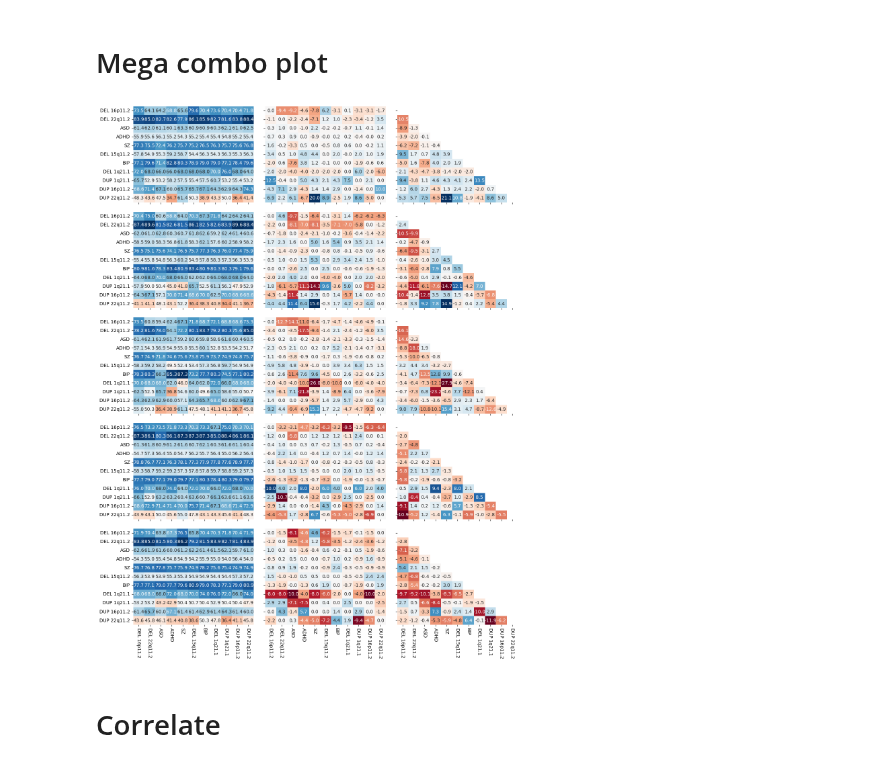
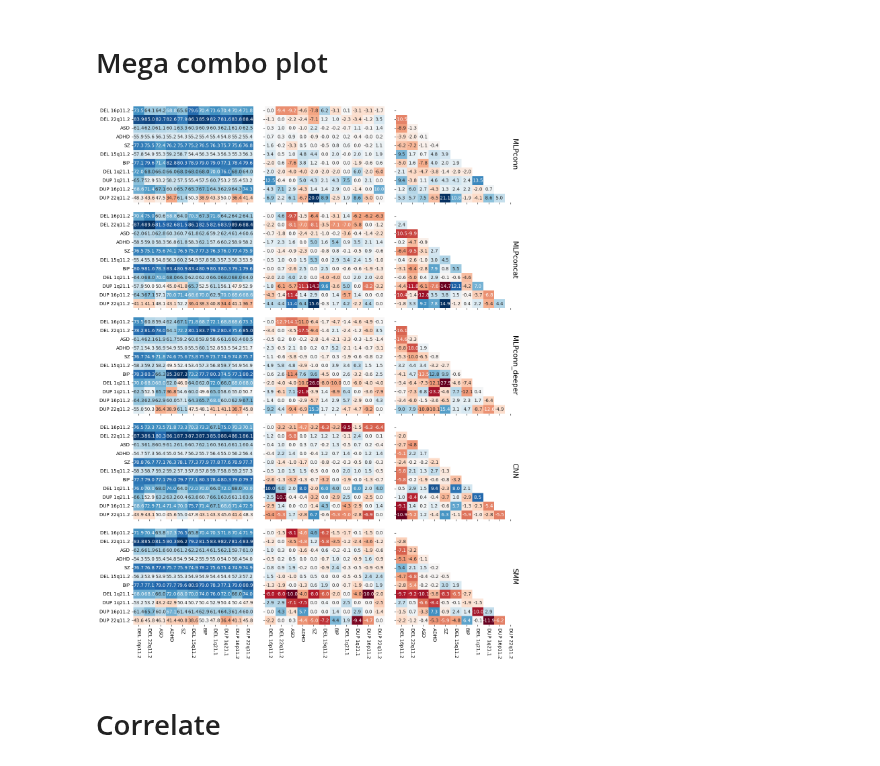
Before and after one commit to harveyaa/neuropsych_mtl, a Jupyter notebook: MTL/neg_transfer_intra.ipynb, the cells around one changed output. Saved outputs shown, nothing was run; the diff lists cells and outputs as text; code cells hidden in the pictures.

```diff
--- a/MTL/neg_transfer_intra.ipynb
+++ b/MTL/neg_transfer_intra.ipynb
@@ -480,41 +480,49 @@ sns.heatmap(mps_big_diff.loc[clabels_mlp_order,clabels_mlp_order] + mps_big_diff
 
 # pairwise diff
 sns.heatmap(mlp_diff.loc[clabels_mlp_order,clabels_mlp_order],annot=True,cmap='RdBu',cbar=False,ax=ax[0,1],center=0,fmt='.1f')
 sns.heatmap(concat_diff.loc[clabels_mlp_order,clabels_mlp_order],annot=True,cmap='RdBu',cbar=False,ax=ax[1,1],center=0,fmt='.1f')
 sns.heatmap(deeper_diff.loc[clabels_mlp_order,clabels_mlp_order],annot=True,cmap='RdBu',cbar=False,ax=ax[2,1],center=0,fmt='.1f')
 sns.heatmap(cnn_diff.loc[clabels_mlp_order,clabels_mlp_order],annot=True,cmap='RdBu',cbar=False,ax=ax[3,1],center=0,fmt='.1f')
 sns.heatmap(mps_big_diff.loc[clabels_mlp_order,clabels_mlp_order],annot=True,cmap='RdBu',cbar=False,ax=ax[4,1],center=0,fmt='.1f')
 
 # pairwise raw
 sns.heatmap(mlp_pairs.loc[clabels_mlp_order,clabels_mlp_order],annot=True,cmap='RdBu',cbar=False,ax=ax[0,0],center=50,fmt='.1f')
 sns.heatmap(concat_pairs.loc[clabels_mlp_order,clabels_mlp_order],annot=True,cmap='RdBu',cbar=False,ax=ax[1,0],center=50,fmt='.1f')
 sns.heatmap(deeper_pairs.loc[clabels_mlp_order,clabels_mlp_order],annot=True,cmap='RdBu',cbar=False,ax=ax[2,0],center=50,fmt='.1f')
 sns.heatmap(cnn_pairs.loc[clabels_mlp_order,clabels_mlp_order],annot=True,cmap='RdBu',cbar=False,ax=ax[3,0],center=50,fmt='.1f')
 sns.heatmap(mps_big_pairs.loc[clabels_mlp_order,clabels_mlp_order],annot=True,cmap='RdBu',cbar=False,ax=ax[4,0],center=50,fmt='.1f')
 
-"""
-ax[0,0].set_title('MLPconn')
-ax[0,1].set_title('MLPconcat')
-ax[0,2].set_title('MLPconn_deeper')
-ax[0,3].set_title('CNN')
-ax[0,4].set_title('SMM')
-"""
+#ax[0,0].set_title('Accuracy')
+#ax[0,1].set_title('Difference from Baseline')
+#ax[0,2].set_title('Pair Gain')
+
+ax[0,2].yaxis.set_label_position("right")
+ax[1,2].yaxis.set_label_position("right")
+ax[2,2].yaxis.set_label_position("right")
+ax[3,2].yaxis.set_label_position("right")
+ax[4,2].yaxis.set_label_position("right")
+
+ax[0,2].set_ylabel('MLPconn',size=15,rotation=270)
+ax[1,2].set_ylabel('MLPconcat',size=15,rotation=270)
+ax[2,2].set_ylabel('MLPconn_deeper',size=15,rotation=270)
+ax[3,2].set_ylabel('CNN',size=15,rotation=270)
+ax[4,2].set_ylabel('SMM',size=15,rotation=270)
 
 ax[0,0].set_yticklabels(labels_mlp_order)
 ax[1,0].set_yticklabels(labels_mlp_order)
 ax[2,0].set_yticklabels(labels_mlp_order)
 ax[3,0].set_yticklabels(labels_mlp_order)
 ax[4,0].set_yticklabels(labels_mlp_order)
 
 ax[4,0].set_xticklabels(labels_mlp_order,rotation=270)
 ax[4,1].set_xticklabels(labels_mlp_order,rotation=270)
 ax[4,2].set_xticklabels(labels_mlp_order,rotation=270)
 
 #plt.subplots_adjust(hspace=0.1,wspace=0.05)
 plt.tight_layout(pad=2)
 plt.savefig('./results_paper/pairs/figures/triple_comparison.png',dpi=300)
 # %% [output]
-[figure, old version]
+[figure, new version]
 # %% [markdown]
 # Correlate
 # %%
```
Also changed, not shown: 1 other file.
